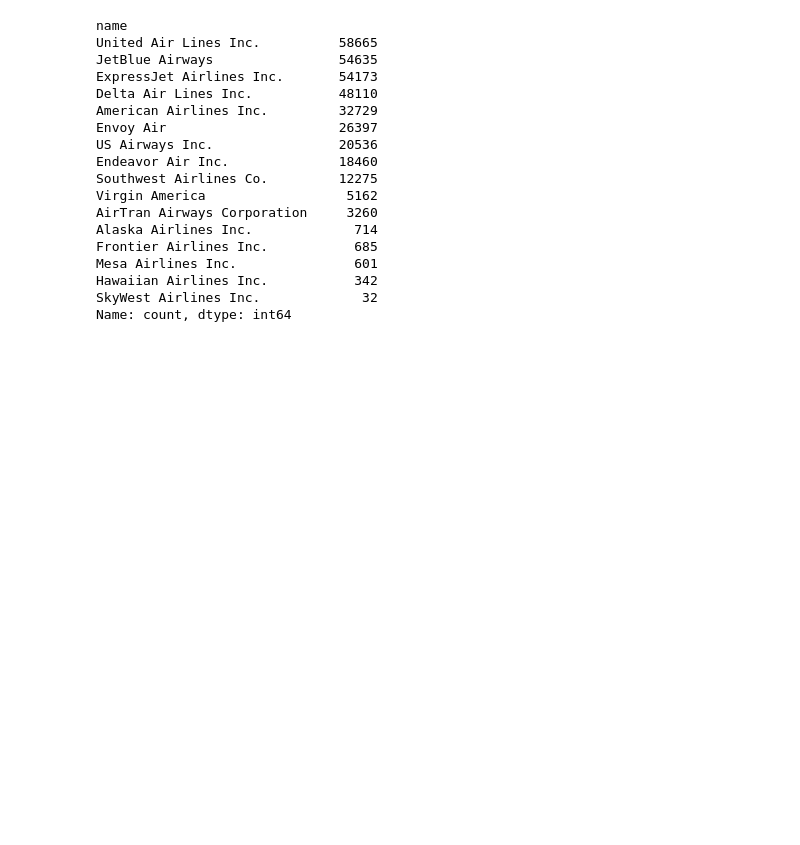
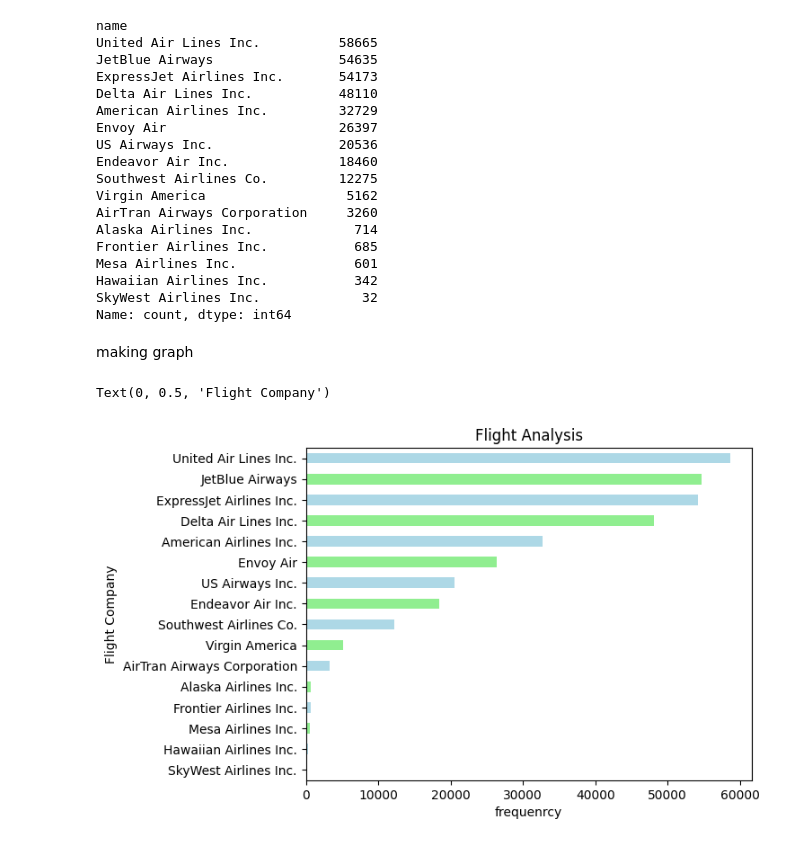
Before and after one commit to Geetik-sharma/all-c-programs, a Jupyter notebook: projects/flight.ipynb, the cells around one changed output. Drawn from its saved outputs; the diff is of its cells as text; code cells hidden in the pictures; blank space fills up the shorter version.

Commit message:
work on dlight data analysis

```diff
--- a/projects/flight.ipynb
+++ b/projects/flight.ipynb
@@ -200,3 +200,16 @@ Mesa Airlines Inc.               601
 Hawaiian Airlines Inc.           342
 SkyWest Airlines Inc.             32
 Name: count, dtype: int64
+# %% [markdown]
+making graph
+# %%
+graph=(data['name'].value_counts(ascending=True))
+# %%
+graph.plot.barh(color=['lightgreen','lightblue'])
+""" bar() is for vertical bar graph for horizontal bar graph use barh()"""
+plt.title("Flight Analysis")
+plt.xlabel("frequenrcy")
+plt.ylabel("Flight Company")
+# %% [output]
+Text(0, 0.5, 'Flight Company')
+[figure, added]
```
Also changed, not shown: 1 other file.
